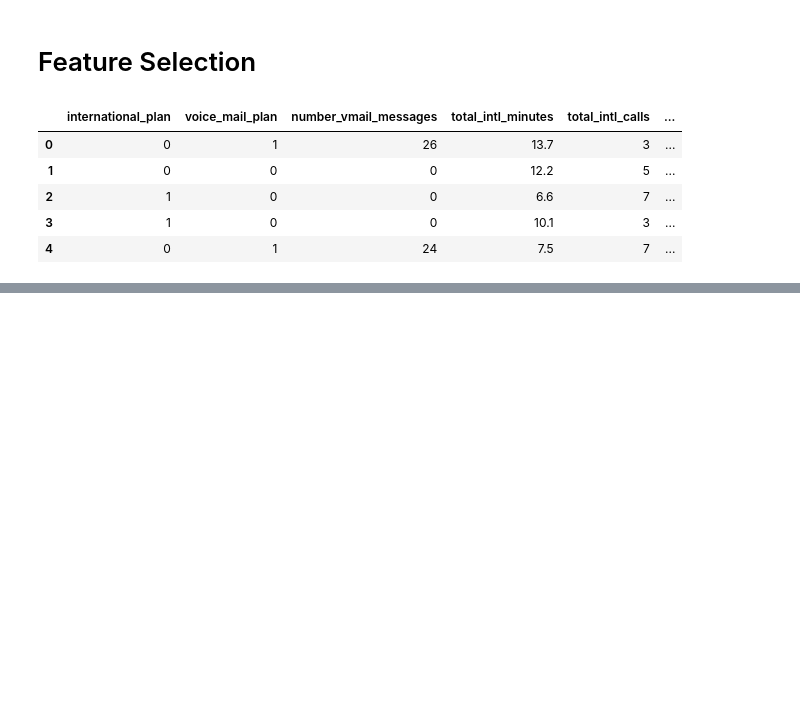
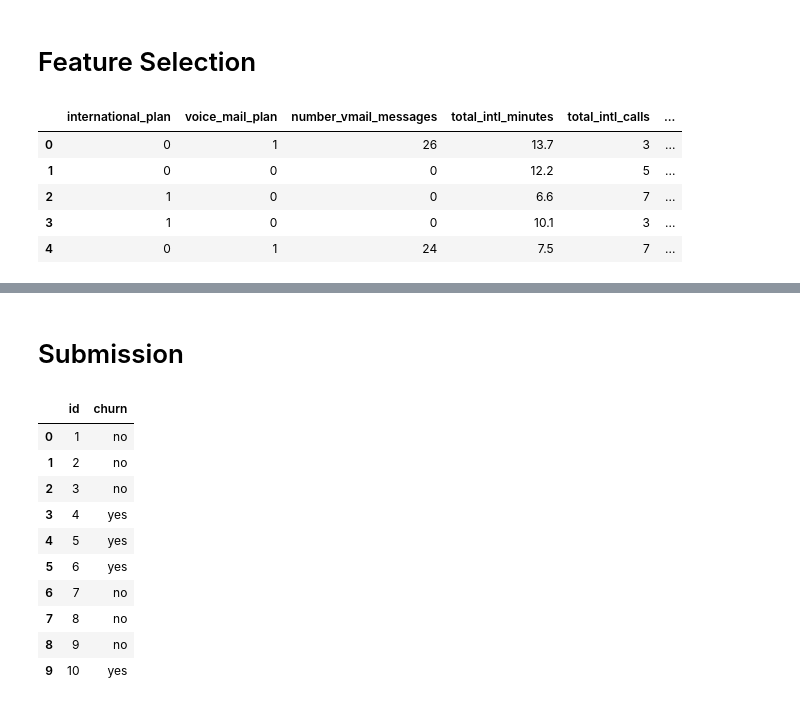
Before and after one commit to YeabsiraTibebu/Customer-Churn-Prediction, a Jupyter notebook: notebook/EDA.ipynb, the cells around one changed output, grey strips where cells are left out. Cells and saved outputs as stored; diff of their text form; code cells hidden in the pictures; blank space fills up the shorter version.

Commit message:
submission

```diff
--- a/notebook/EDA.ipynb
+++ b/notebook/EDA.ipynb
@@ -526,0 +605,18 @@ Stochastic Optimizer: Maximum iterations (200) reached and the optimization hasn
+# %% [markdown]
+# Submission
+# %%
+submission = df_test[['id', 'churn']]
+submission.to_csv('../data/submission.csv', index=False)
+submission.head(10)
+# %% [output]
+|  | id | churn |
+| 0 | 1 | no |
+| 1 | 2 | no |
+| 2 | 3 | no |
+| 3 | 4 | yes |
+| 4 | 5 | yes |
+| 5 | 6 | yes |
+| 6 | 7 | no |
+| 7 | 8 | no |
+| 8 | 9 | no |
+| 9 | 10 | yes |
```
Also changed, not shown: parts of 8 cells of this notebook, 2 other files.
